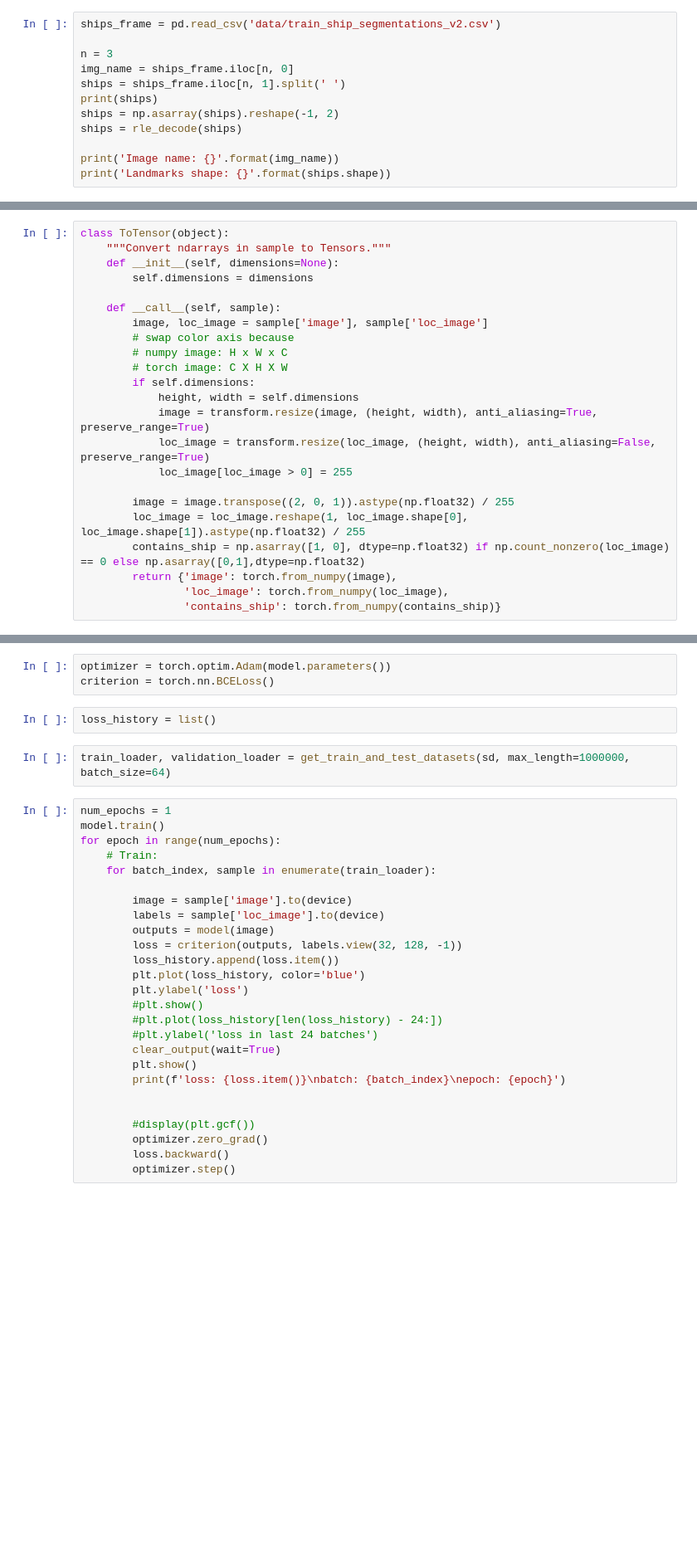
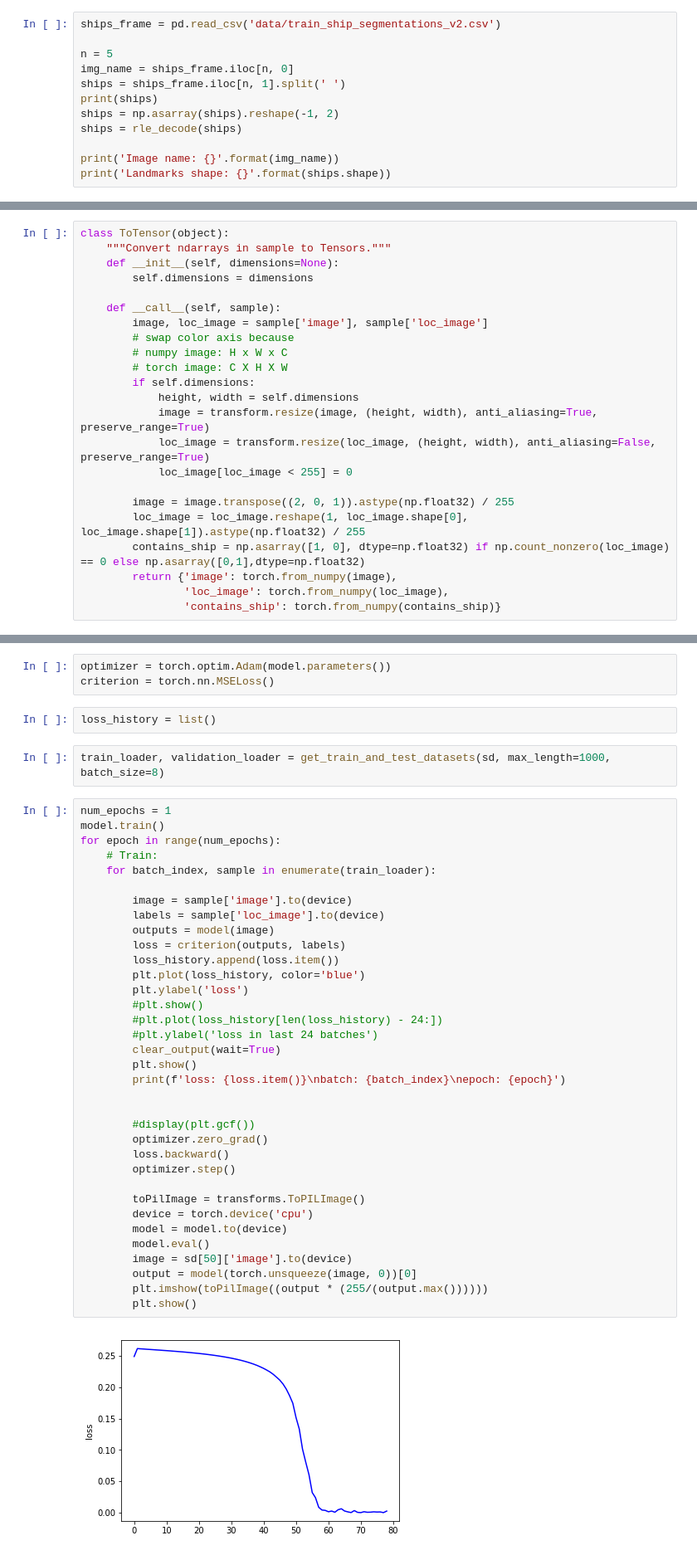
Before and after one commit to tetolab/shipdet, a Jupyter notebook: shipdet.ipynb, the cells around one changed output, grey strips where cells are left out. Shown at 83% size. Saved outputs shown, nothing was run; the diff lists cells and outputs as text; blank space fills up the shorter version.

Commit message:
fixed all black image_loc

```diff
--- a/shipdet.ipynb
+++ b/shipdet.ipynb
@@ -35,7 +37,7 @@ def rle_decode(rle_image):
 # %%
 ships_frame = pd.read_csv('data/train_ship_segmentations_v2.csv')
 
-n = 3
+n = 5
 img_name = ships_frame.iloc[n, 0]
 ships = ships_frame.iloc[n, 1].split(' ')
 print(ships)
@@ -77,7 +90,7 @@ class ToTensor(object):
             height, width = self.dimensions
             image = transform.resize(image, (height, width), anti_aliasing=True, preserve_range=True)
             loc_image = transform.resize(loc_image, (height, width), anti_aliasing=False, preserve_range=True)
-            loc_image[loc_image > 0] = 255
+            loc_image[loc_image < 255] = 0
 
         image = image.transpose((2, 0, 1)).astype(np.float32) / 255
         loc_image = loc_image.reshape(1, loc_image.shape[0], loc_image.shape[1]).astype(np.float32) / 255
@@ -330,34 +353,45 @@ model = MaskModel()
 model = model.to(device)
 # %%
 optimizer = torch.optim.Adam(model.parameters())
-criterion = torch.nn.BCELoss()
+criterion = torch.nn.MSELoss()
 # %%
 loss_history = list()
 # %%
-train_loader, validation_loader = get_train_and_test_datasets(sd, max_length=1000000, batch_size=64)
+train_loader, validation_loader = get_train_and_test_datasets(sd, max_length=1000, batch_size=8)
 # %%
 num_epochs = 1
 model.train()
 for epoch in range(num_epochs):
     # Train:
     for batch_index, sample in enumerate(train_loader):
 
         image = sample['image'].to(device)
         labels = sample['loc_image'].to(device)
         outputs = model(image)
-        loss = criterion(outputs, labels.view(32, 128, -1))
+        loss = criterion(outputs, labels)
         loss_history.append(loss.item())
         plt.plot(loss_history, color='blue')
         plt.ylabel('loss')
         #plt.show()
         #plt.plot(loss_history[len(loss_history) - 24:])
         #plt.ylabel('loss in last 24 batches')
         clear_output(wait=True)
         plt.show()
         print(f'loss: {loss.item()}\nbatch: {batch_index}\nepoch: {epoch}')
 
 
         #display(plt.gcf())
         optimizer.zero_grad()
         loss.backward()
         optimizer.step()
+
+        toPilImage = transforms.ToPILImage()
+        device = torch.device('cpu')
+        model = model.to(device)
+        model.eval()
+        image = sd[50]['image'].to(device)
+        output = model(torch.unsqueeze(image, 0))[0]
+        plt.imshow(toPilImage((output * (255/(output.max())))))
+        plt.show()
+# %% [output]
+[figure, added]
```
Also changed, not shown: parts of 13 cells of this notebook.
